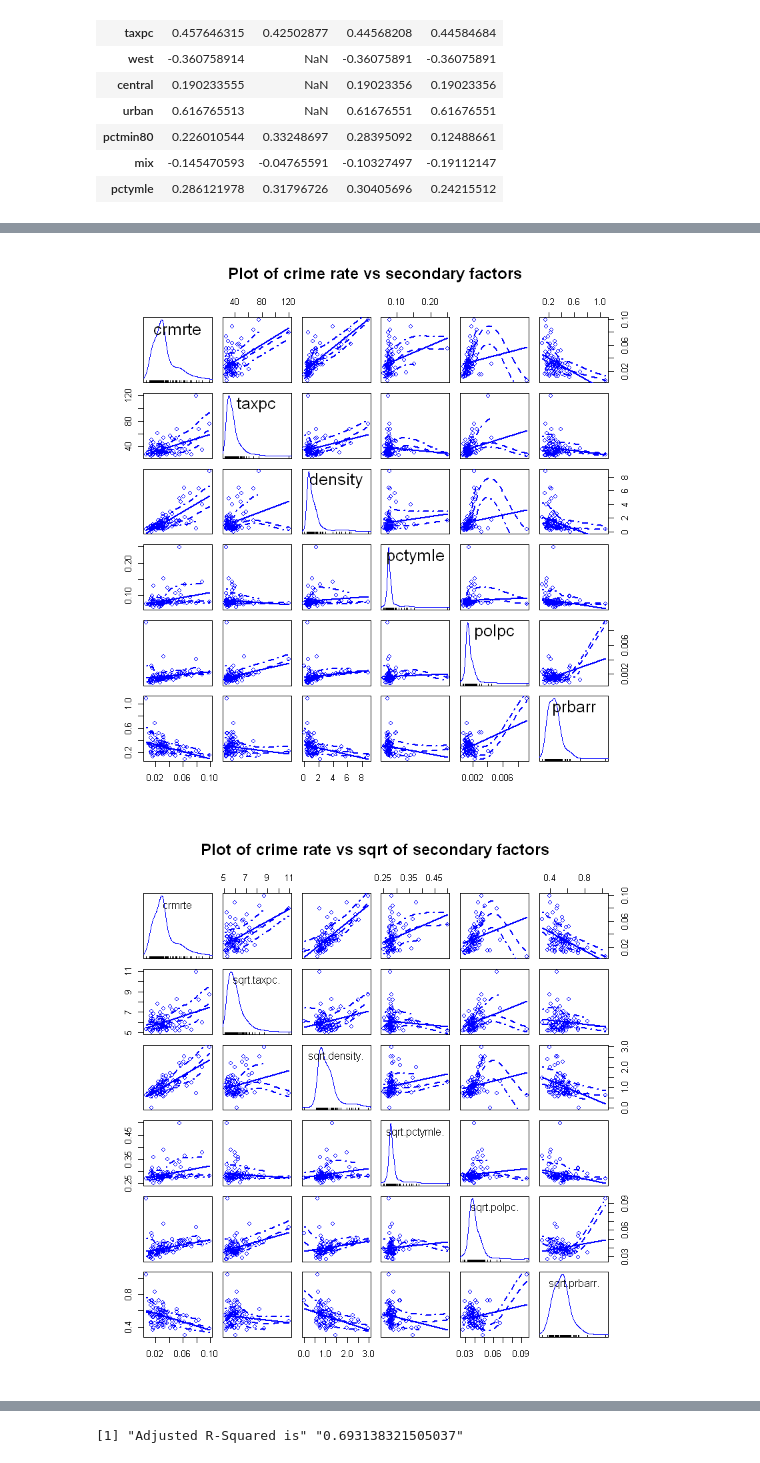
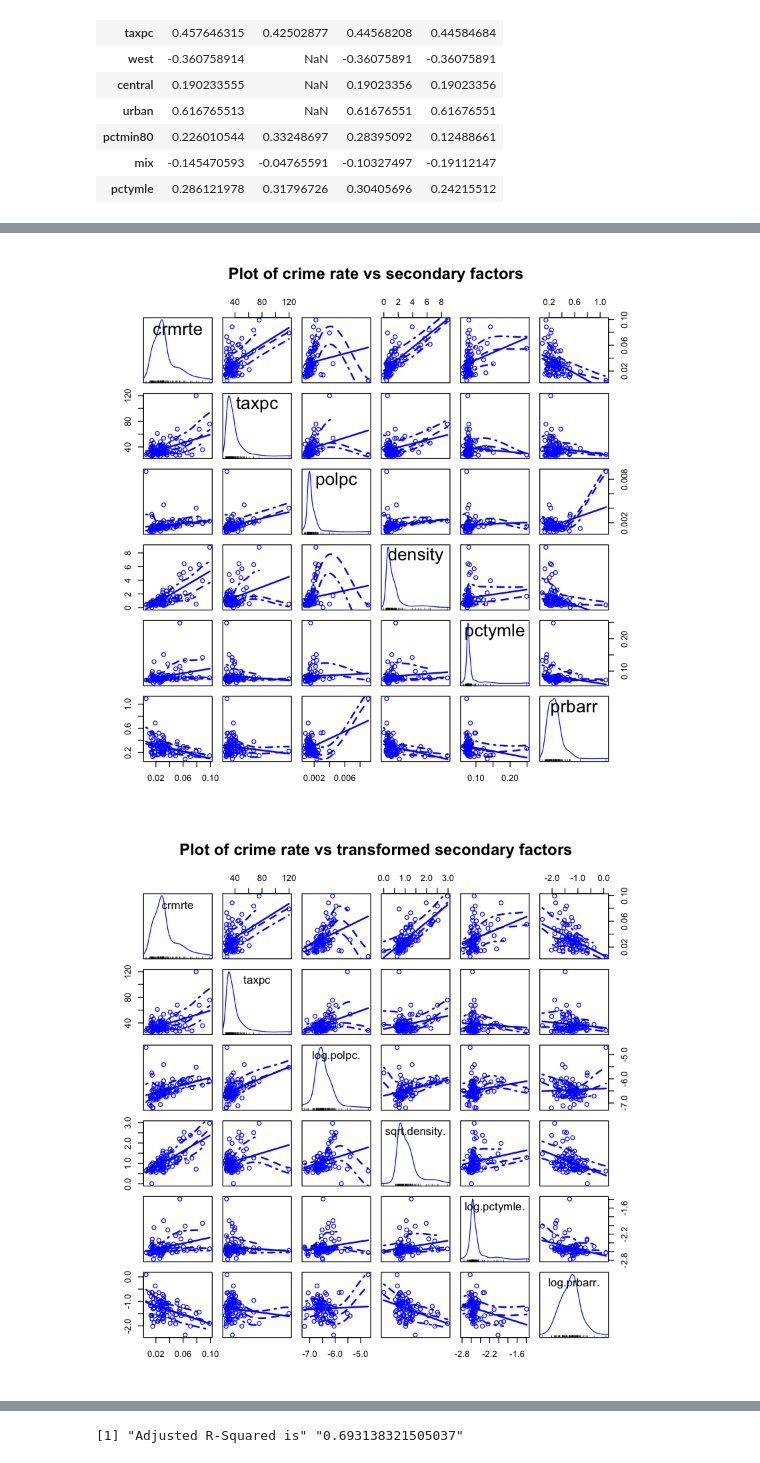
Before and after one commit to vbeohar/mids203_lab3, a Jupyter notebook: lab3_zw_vb_rb_v3.ipynb, the cells around one changed output, grey strips where cells are left out. Drawn from its saved outputs; the diff is of its cells as text; code cells hidden in the pictures.

```diff
--- a/lab3_zw_vb_rb_v3.ipynb
+++ b/lab3_zw_vb_rb_v3.ipynb
@@ -217,11 +217,11 @@ In addition, we also create an scatter plot matrix of `crime rate` with the seco
 # %%
 library(car)
-scatterplotMatrix(~crmrte + taxpc + density + pctymle + polpc + prbarr, data=data,
+scatterplotMatrix(~crmrte + taxpc + polpc + density + pctymle + prbarr, data=data,
                    main="Plot of crime rate vs secondary factors")
 # %% [output]
-[figure, old version]
+[figure, new version]
 # %%
-scatterplotMatrix(~crmrte + sqrt(taxpc) + sqrt(density) + sqrt(pctymle) + sqrt(polpc) + sqrt(prbarr), data=data,
-                   main="Plot of crime rate vs sqrt of secondary factors")
+scatterplotMatrix(~crmrte + taxpc + log(polpc) + sqrt(density) + log(pctymle) + log(prbarr) , data=data,
+                   main="Plot of crime rate vs transformed secondary factors")
 # %% [output]
-[figure, old version]
+[figure, new version]
```
Also changed, not shown: parts of 24 cells of this notebook.
